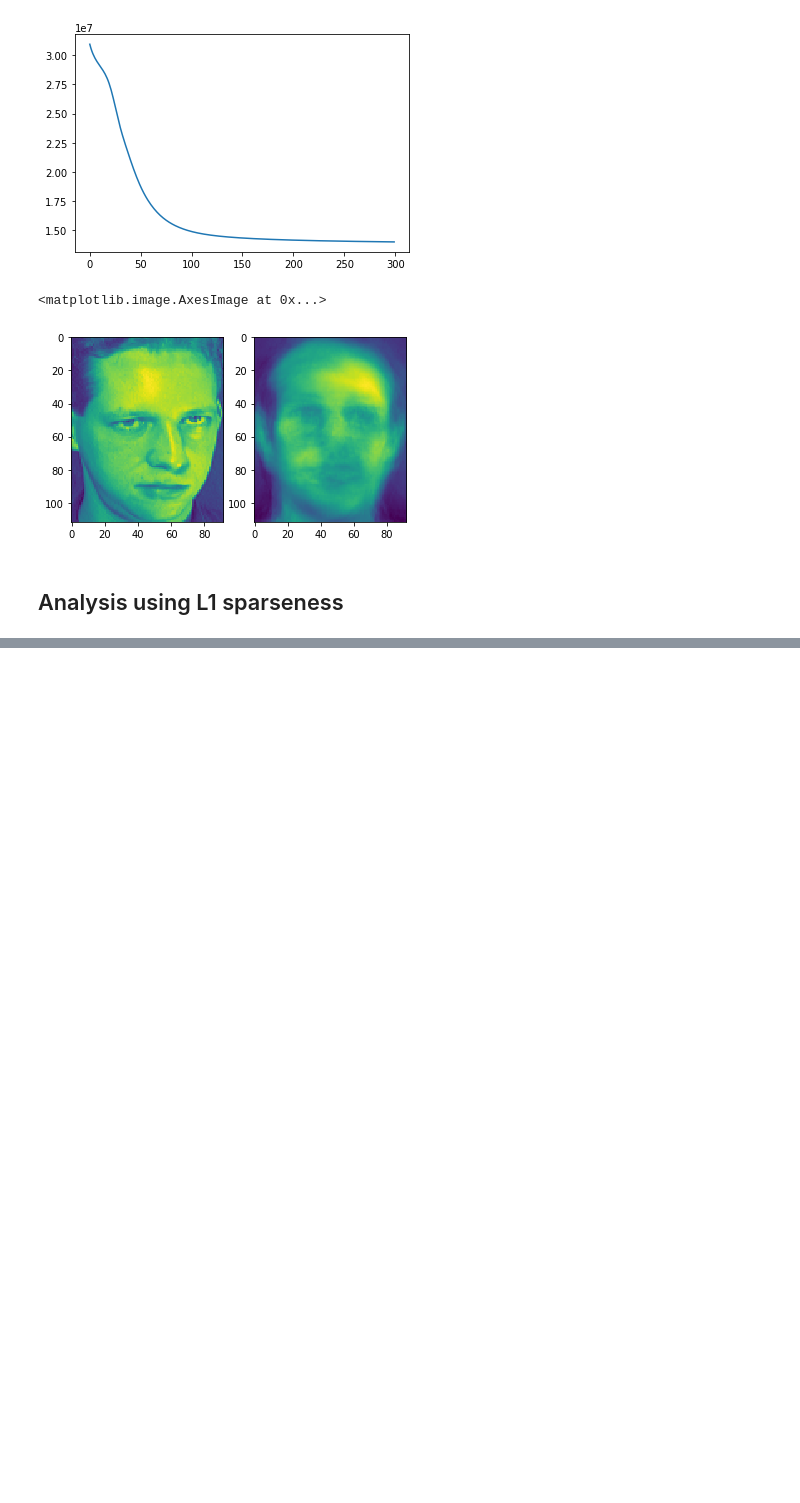
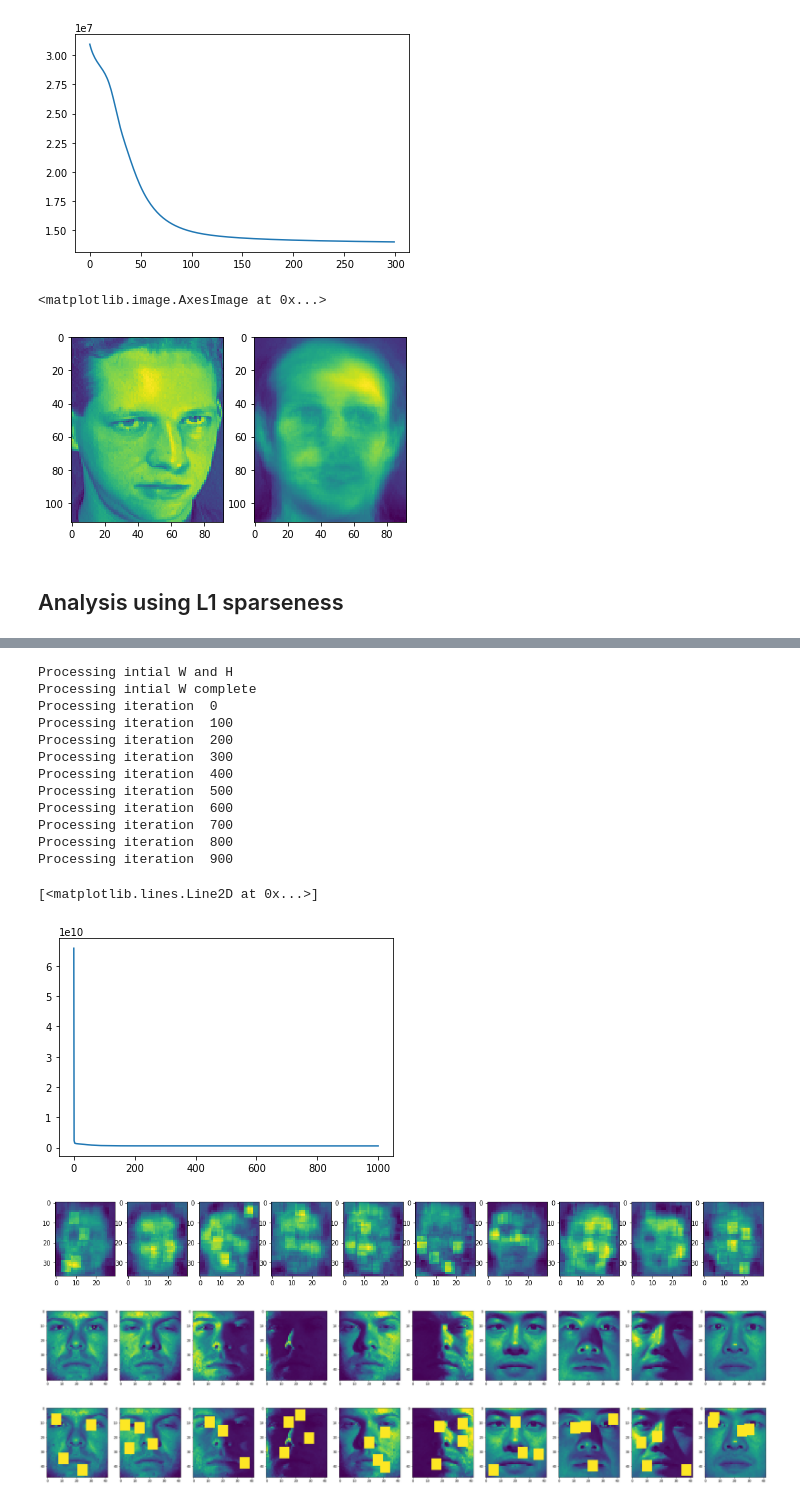
Before and after one commit to j-macdonald/advml2019, a Jupyter notebook: multiplicative_updates_algorithms.ipynb, the cells around one changed output, grey strips where cells are left out. Saved outputs shown, nothing was run; the diff lists cells and outputs as text; code cells hidden in the pictures; blank space fills up the shorter version.

```diff
--- a/multiplicative_updates_algorithms.ipynb
+++ b/multiplicative_updates_algorithms.ipynb
@@ -331,0 +480,20 @@ plt.plot(range(0,len(error)),error)
+# %%
+def add_block_occlusion(image, bsize=(4,4), dims=None, seed=1, n_boxes=1):
+
+    to_return = image.copy()
+    origidims = to_return.shape
+    np.random.seed(seed)
+    if dims==None: raise ValueError("dimensions must be provided")
+
+    to_return = to_return.reshape(dims[0], dims[1])
+
+    for b in range (n_boxes):
+        xpoint = np.random.choice(range(dims[0] - bsize[0]), 1)[0]
+        ypoint = np.random.choice(range(dims[1] - bsize[1]), 1)[0]
+
+        for x in range(xpoint, xpoint+bsize[0]):
+            for y in range(ypoint, ypoint+bsize[1]):
+                to_return[x,y] = 255
+
+    to_return = to_return.reshape(origidims)
+    return to_return
@@ -331,0 +509,11 @@ plt.plot(range(0,len(error)),error)
+# %%
+# Adding occlusion blocks to ORL images
+ORL_IMGS_OCCL = np.array(
+    [
+        add_block_occlusion(image,
+                            bsize=(ORL_DIMS[0]//6,
+                                   ORL_DIMS[1]//6),
+                            dims=ORL_DIMS,
+                            seed=np.random.choice(range(1000)),
+                            n_boxes=4)
+     for image in ORL_IMGS_LST]).T
@@ -331,0 +528,36 @@ plt.plot(range(0,len(error)),error)
+# %%
+#NMFS2(V,r,Hs,Ws,muH,muW, iterations)
+Wnew,Hnew, error = NMFS(ORL_IMGS_OCCL,20,None,0.5,1,1,1000)
+plt.plot(range(0,len(error)),error)
+# %% [output]
+Processing intial W and H
+Processing intial W complete
+Processing iteration  0
+Processing iteration  100
+Processing iteration  200
+Processing iteration  300
+Processing iteration  400
+Processing iteration  500
+Processing iteration  600
+Processing iteration  700
+Processing iteration  800
+Processing iteration  900
+[<matplotlib.lines.Line2D at 0x...>]
+[figure, added]
+# %%
+recon2 =Wnew@Hnew
+plt.figure(figsize=(20, 4))
+for i in range(images):
+    plt.subplot(1, images, i+1)
+    plt.imshow(recon2[:,i*11].reshape(ORL_DIMS))
+# %% [output]
+[figure, added]
+# %%
+YALEB_IMGS_LST = [YALEB_IMGS[:,i] for i in range(YALEB_IMGS.shape[1])]
+plt.figure(figsize=(40, 8))
+images = 10
+for i in range(images):
+    plt.subplot(1, images, i+1)
+    plt.imshow(YALEB_IMGS_LST[i*11].reshape(YALEB_DIMS))
+# %% [output]
+[figure, added]
@@ -331,0 +575,8 @@ plt.plot(range(0,len(error)),error)
+# %%
+plt.figure(figsize=(40, 8))
+images = 10
+for i in range(images):
+    plt.subplot(1, images, i+1)
+    plt.imshow(YALEB_IMGS_OCCL[:,i*11].reshape(YALEB_DIMS))
+# %% [output]
+[figure, added]
```
Also changed, not shown: parts of 24 cells of this notebook.
